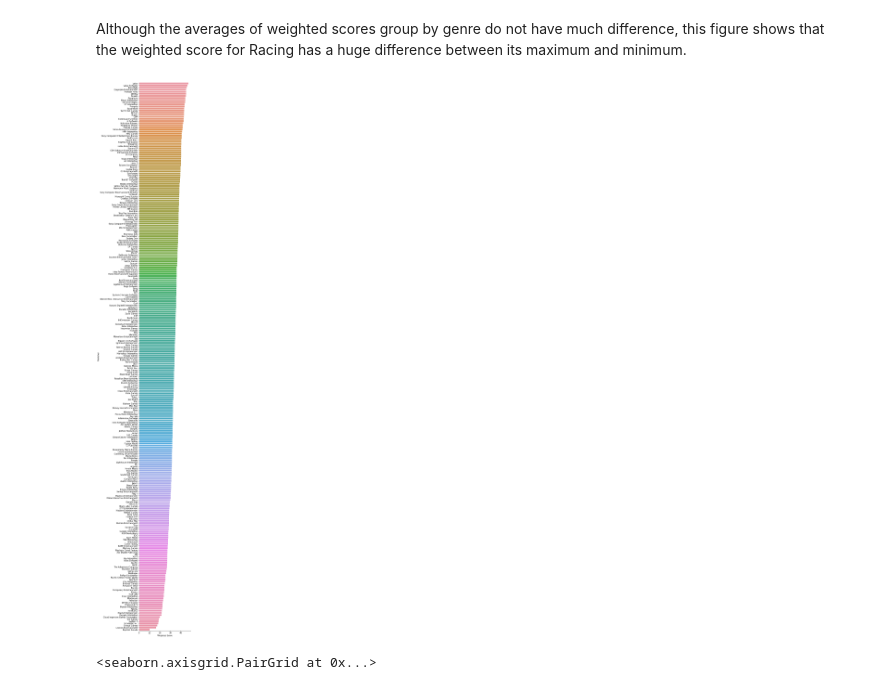
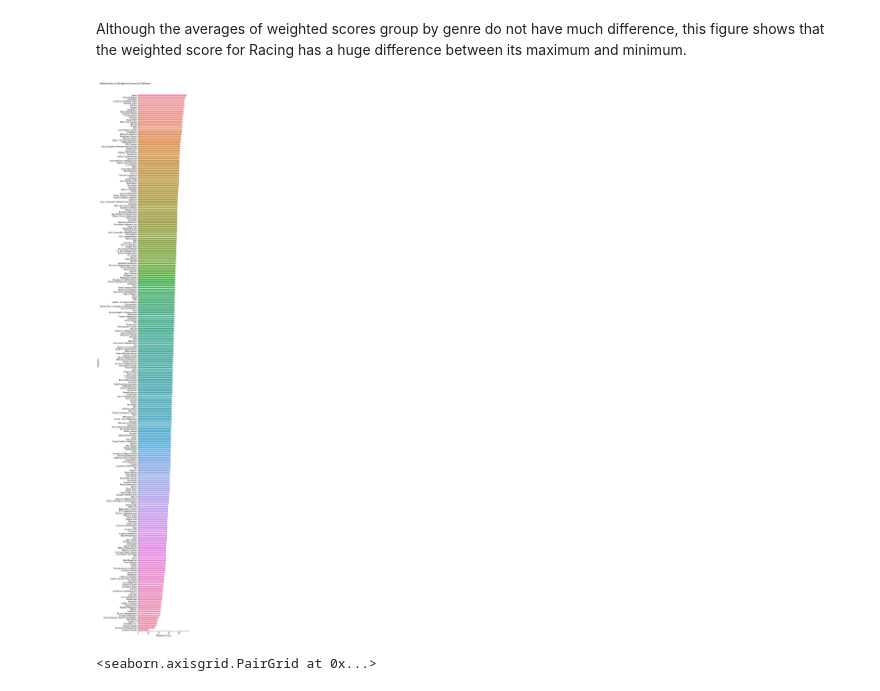
Before and after one commit to data301-2020-winter1/course-project-group_6010, a Jupyter notebook: analysis/submitted/milestone2Group.ipynb, the cells around one changed output. Cells and saved outputs as stored; diff of their text form; code cells hidden in the pictures.

Commit message:
Graph titles and clean up

```diff
--- a/analysis/submitted/milestone2Group.ipynb
+++ b/analysis/submitted/milestone2Group.ipynb
@@ -133,11 +104,12 @@ Although the averages of weighted scores group by genre do not have much differe
 # %%
 df5 = dfp.groupby('Publisher', as_index=False).mean()
 df5 = df5.sort_values("Weighted Score",ascending = False)
 ax = sns.catplot(x="Weighted Score",y="Publisher",data = df5,kind ="bar" )
+ax.fig.suptitle("Relationship of Weighted Scores by Publisher")
 ax.fig.set_size_inches(10,45)
 plt.show()
 # %% [output]
-[figure, old version]
+[figure, new version]
 # %%
 ax = sns.pairplot(
     dfp,
```
Also changed, not shown: parts of 11 cells of this notebook.
